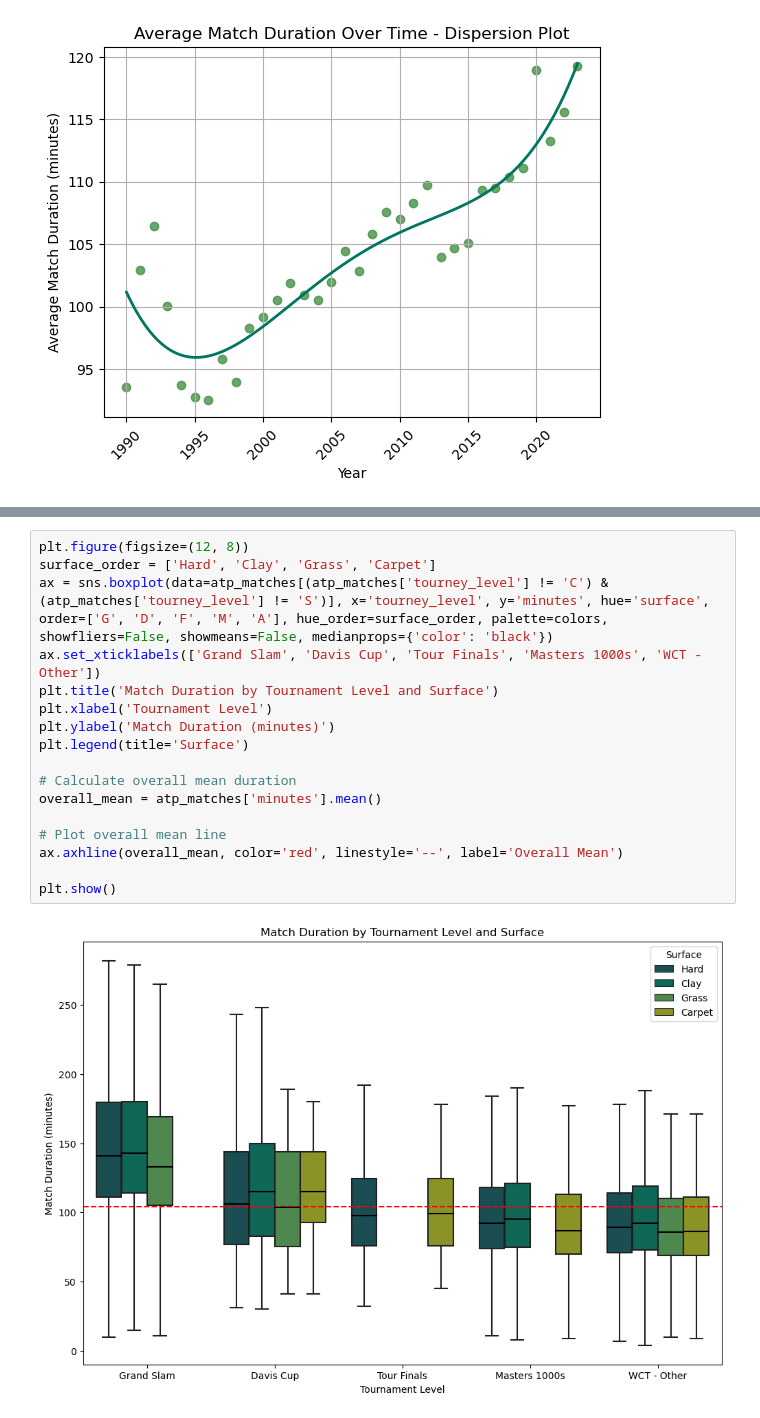
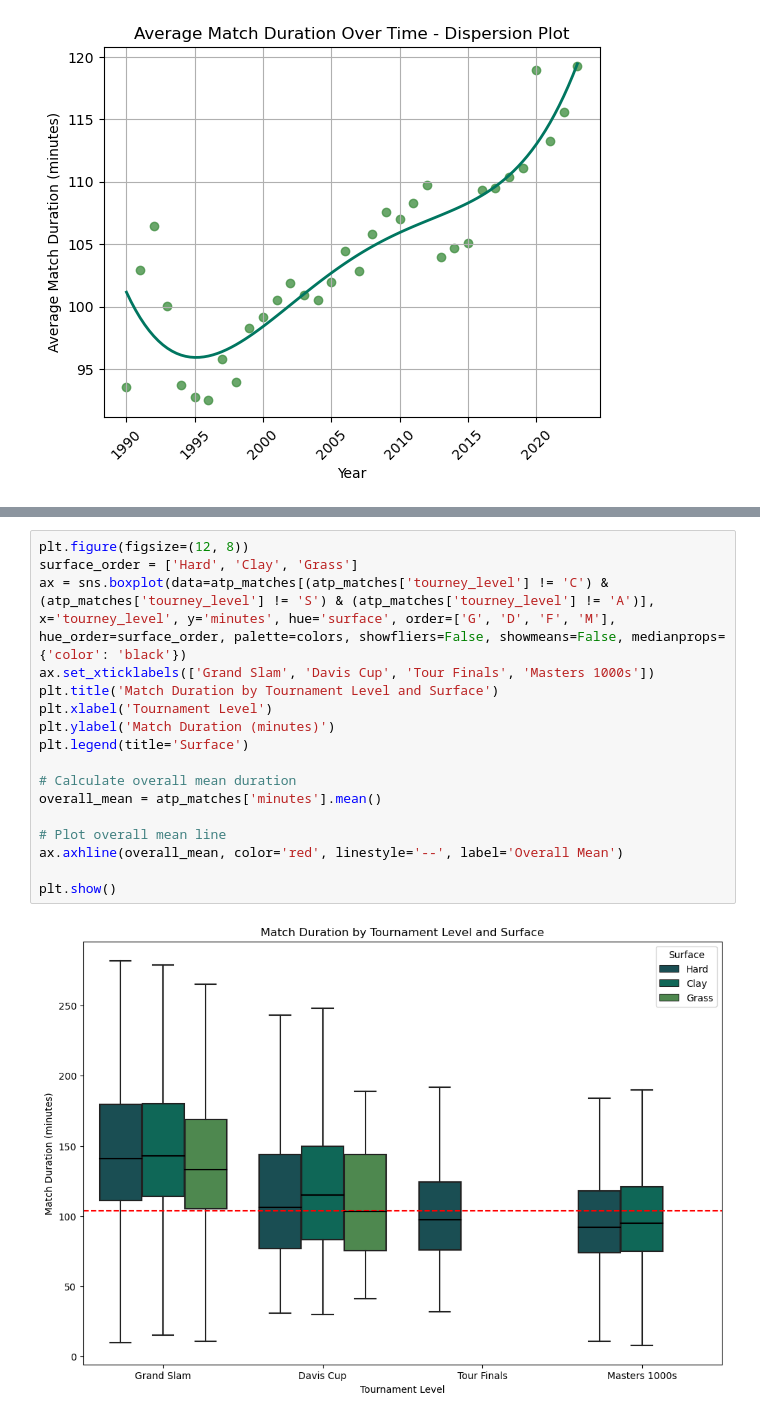
Before and after one commit to yasemitee/SciVIs, a Jupyter notebook: tournament.ipynb, the cells around one changed output, grey strips where cells are left out. Drawn from its saved outputs; the diff is of its cells as text.

```diff
--- a/tournament.ipynb
+++ b/tournament.ipynb
@@ -92,19 +88,19 @@ plt.show()
 # %%
 plt.figure(figsize=(12, 8))
-surface_order = ['Hard', 'Clay', 'Grass', 'Carpet']
-ax = sns.boxplot(data=atp_matches[(atp_matches['tourney_level'] != 'C') & (atp_matches['tourney_level'] != 'S')], x='tourney_level', y='minutes', hue='surface', order=['G', 'D', 'F', 'M', 'A'], hue_order=surface_order, palette=colors, showfliers=False, showmeans=False, medianprops={'color': 'black'})
-ax.set_xticklabels(['Grand Slam', 'Davis Cup', 'Tour Finals', 'Masters 1000s', 'WCT - Other'])
+surface_order = ['Hard', 'Clay', 'Grass']
+ax = sns.boxplot(data=atp_matches[(atp_matches['tourney_level'] != 'C') & (atp_matches['tourney_level'] != 'S') & (atp_matches['tourney_level'] != 'A')], x='tourney_level', y='minutes', hue='surface', order=['G', 'D', 'F', 'M'], hue_order=surface_order, palette=colors, showfliers=False, showmeans=False, medianprops={'color': 'black'})
+ax.set_xticklabels(['Grand Slam', 'Davis Cup', 'Tour Finals', 'Masters 1000s'])
 plt.title('Match Duration by Tournament Level and Surface')
 plt.xlabel('Tournament Level')
 plt.ylabel('Match Duration (minutes)')
 plt.legend(title='Surface')
 
 # Calculate overall mean duration
 overall_mean = atp_matches['minutes'].mean()
 
 # Plot overall mean line
 ax.axhline(overall_mean, color='red', linestyle='--', label='Overall Mean')
 
 plt.show()
 # %% [output]
-[figure, old version]
+[figure, new version]
```
Also changed, not shown: parts of 6 cells of this notebook, 2 other files.
